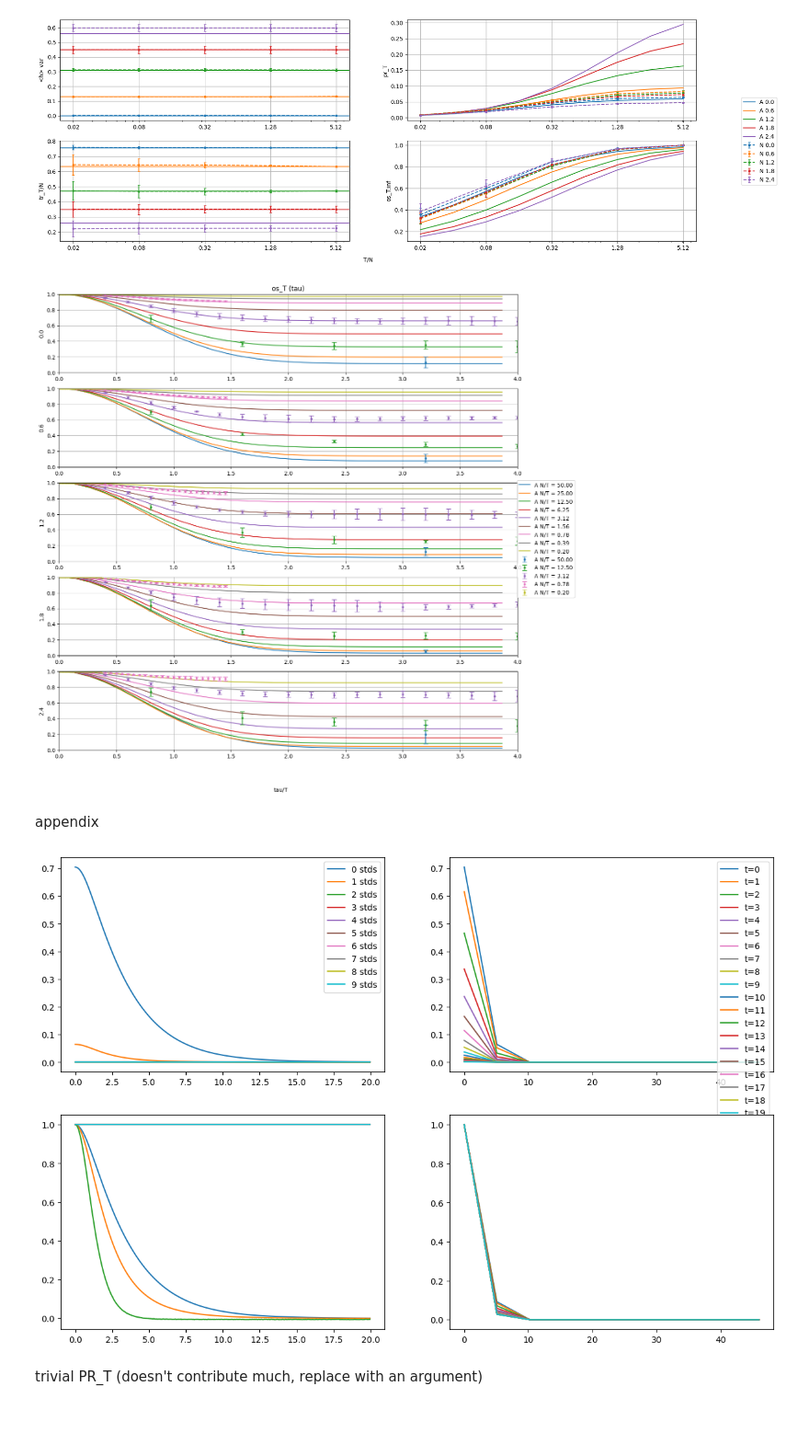
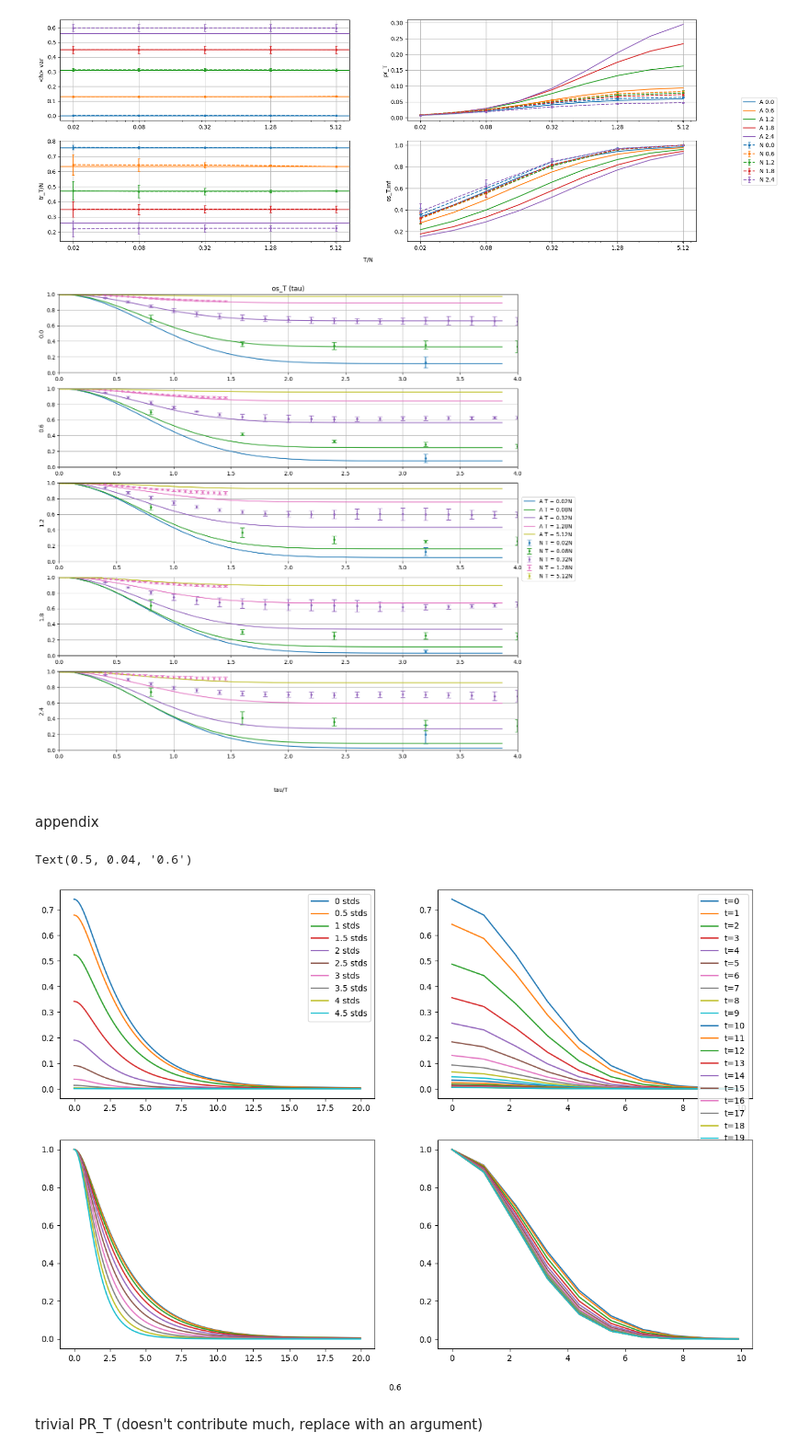
Before and after one commit to zhaoz0314/random-EI, a Jupyter notebook: pseudospatial/predictions.ipynb, the cells around one changed output. Shown at 92% size. Drawn from its saved outputs; the diff is of its cells as text; code cells hidden in the pictures; blank space fills up the shorter version.

```diff
--- a/pseudospatial/predictions.ipynb
+++ b/pseudospatial/predictions.ipynb
@@ -490,19 +490,18 @@ lagged_val_stat_s = lagged_val_stat_s_fct([lagged_os_s_free, lagged_os_s])
 [fig, subfig_s] = plt.subplots(len(ext_unscaled_std_s), 1, figsize = (15,15), squeeze = False)
 
 for ext_unscaled_std_idx in range(len(ext_unscaled_std_s)):
-  for window_len_idx in range(len(window_len_s)):
+  for sim_window_len_idx in range(len(sim_window_len_s)):
+    window_len_idx = better_searchsorted(window_len_s, sim_window_len_s[sim_window_len_idx])
     subfig_s[ext_unscaled_std_idx, 0
     ].plot(rescaled_relative_lag_s,
            prediction_s[ext_unscaled_std_idx][1][1][sim_part_n_idx, window_len_idx, :],
            color = color_s[window_len_idx],
-           label = ("A N/T = {:.2f}".format(part_n_s[sim_part_n_idx] / window_len_s[window_len_idx])
+           label = ("A T = {:.2f}N".format(window_len_s[window_len_idx] / part_n_s[sim_part_n_idx])
                     if ext_unscaled_std_idx == 0 else ""))
-  for sim_window_len_idx in range(len(sim_window_len_s)):
-    window_len_idx = better_searchsorted(window_len_s, sim_window_len_s[sim_window_len_idx])
     subfig_s[ext_unscaled_std_idx, 0
     ].errorbar(samp_sep_s  / sim_window_len_s[sim_window_len_idx], lagged_val_stat_s[0][ext_unscaled_std_idx, sim_window_len_idx],
                           yerr = lagged_val_stat_s[1][ext_unscaled_std_idx, sim_window_len_idx], capsize = 4,
-                          label = ("A N/T = {:.2f}".format(part_n_s[sim_part_n_idx] / window_len_s[window_len_idx])
+                          label = ("N T = {:.2f}N".format(window_len_s[window_len_idx] / part_n_s[sim_part_n_idx])
                     if ext_unscaled_std_idx == 0 else ""),
                           color = color_s[window_len_idx],
                                    linestyle = "", marker = ".")
@@ -515,7 +514,7 @@ fig.text(0.5, 0.04, "tau/T", ha = "center")
 for subfig in subfig_s.flatten():
   subfig.grid()
 # %% [output]
-[figure, old version]
+[figure, new version]
 # %% [markdown]
 appendix
 # %%
@@ -554,38 +553,42 @@ def r_acov_s_fct(n_acov, h_mean_s, g_tanh = "out",
         * sta_gau_fct(iv_s), num_fct_resolution), axis = 2) ** 2)
   return(r_acov_s)
 
-test_ext_unscaled_std_idx = 2
+test_ext_unscaled_std_idx = 1
 test_frame_n = 20 * 30
 test_h_mean_n = 10
+test_h_mean_std_range = 5
 
 test_m_mean_var = m_acov_s[test_ext_unscaled_std_idx][1, -1]
+test_h_mean_std_s = jnp.arange(test_h_mean_n) / test_h_mean_n * 5 # can - test_h_mean_n // 2 / test_h_mean_n to verify even
 test_h_mean_s = (jnp.sqrt(ext_unscaled_std_s[test_ext_unscaled_std_idx] ** 2 + test_m_mean_var ** 2)
-                 * jnp.arange(test_h_mean_n)) # can - test_h_mean_n / 2 to verify even
+                 * test_h_mean_std_s)
 test_n_acov = m_acov_s[test_ext_unscaled_std_idx][1, :test_frame_n] - test_m_mean_var
 test_r_acov_s = r_acov_s_fct(test_n_acov, test_h_mean_s)
 
 
 [fig, subfig_s] = plt.subplots(2, 2, figsize = (15,10), squeeze = False)
 for test_h_mean_idx in range(test_h_mean_n):
   subfig_s[0, 0].plot(m_acov_s[test_ext_unscaled_std_idx][0, :test_frame_n],
                       test_r_acov_s[test_h_mean_idx],
-                      label = "{:n} stds".format(test_h_mean_idx))
+                      label = "{:n} stds".format(test_h_mean_std_s[test_h_mean_idx]))
 subfig_s[0, 0].legend()
 for test_step_idx in range(test_frame_n // 30):
   subfig_s[0, 1].plot(test_h_mean_s,
                       test_r_acov_s[:, test_step_idx * 30],
                       label = "t={:n}".format(test_step_idx))
 subfig_s[0, 1].legend()
 for test_h_mean_idx in range(test_h_mean_n):
   subfig_s[1, 0].plot(m_acov_s[test_ext_unscaled_std_idx][0, :test_frame_n],
                       test_r_acov_s[test_h_mean_idx] / test_r_acov_s[test_h_mean_idx, 0],
-                      label = "{:n} stds".format(test_h_mean_idx))
+                      label = "{:n} stds".format(test_h_mean_std_s[test_h_mean_idx]))
 for test_step_idx in range(test_frame_n // 30):
   subfig_s[1, 1].plot(test_h_mean_s,
                       test_r_acov_s[:, test_step_idx * 30] / test_r_acov_s[0, test_step_idx * 30],
                       label = "t={:n}".format(test_step_idx))
+fig.text(0.5, 0.04, ext_unscaled_std_s[test_ext_unscaled_std_idx], ha = "center")
 # %% [output]
+Text(0.5, 0.04, '0.6')
-[figure, old version]
+[figure, new version]
 # %% [markdown]
 trivial PR_T (doesn't contribute much, replace with an argument)
 # %%
```
Also changed, not shown: parts of 1 cell of this notebook.
